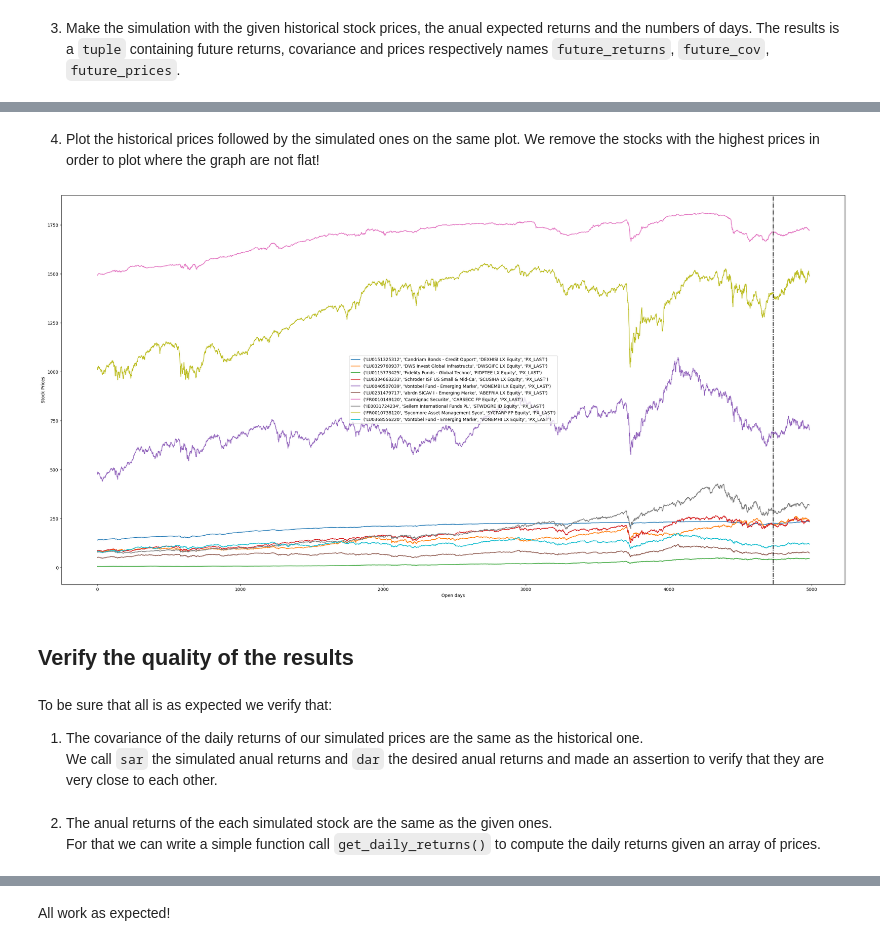
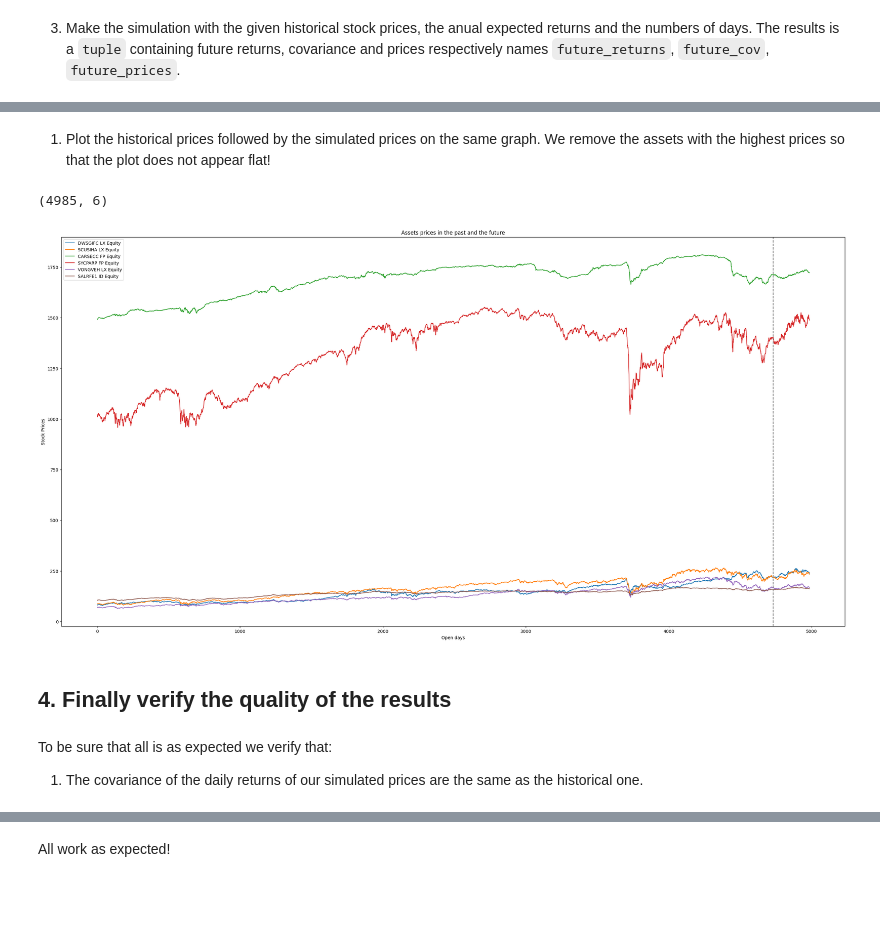
Before and after one commit to GuiGel/PortfolioQtOpt, a Jupyter notebook: docs/source/simulation/example_2.ipynb, the cells around one changed output, grey strips where cells are left out. Saved outputs shown, nothing was run; the diff lists cells and outputs as text; code cells hidden in the pictures; blank space fills up the shorter version.

```diff
--- a/docs/source/simulation/example_2.ipynb
+++ b/docs/source/simulation/example_2.ipynb
@@ -37,9 +35,8 @@ import pandas as pd
 np.random.seed(42)
 
 simulated_expected_returns = np.random.random(df.shape[1]) * 0.1
-column_names = (c[0][2] for c in zip(df.columns))
-ear = dict(zip(column_names, simulated_expected_returns))
-spn = 254
+ear = dict(zip(df.columns, simulated_expected_returns))
+ns = 254
 
 pd.DataFrame.from_dict(ear, orient="index", columns=["expected return"]).T
 # %% [output]
@@ -53,13 +50,17 @@ pd.DataFrame.from_dict(ear, orient="index", columns=["expected return"]).T
 # %%
-from portfolioqtopt.simulation.stocks import Stocks
+from portfolioqtopt.assets import Assets
 from portfolioqtopt.simulation.simulation import Simulation
 
-stocks_history = Stocks(df=df)
+assets_history = Assets(df=df)
 # %% [markdown]
 2. Create the ``simulation`` instance of the ``Simulation`` class.
 # %%
-simulation = Simulation(stocks_history, er=ear, m=spn)
+simulation = Simulation(assets_history, er=ear, ns=ns)
 # %% [markdown]
 3. Make the simulation with the given historical stock prices, the anual expected returns and the numbers of days. The results is a ``tuple`` containing future returns, covariance and prices respectively names ``future_returns``, ``future_cov``, ``future_prices``.
 # %%
-future_returns, future_cov, future_prices = simulation(order=12)
+from loguru import logger
+
+logger.disable("portfolioqtopt")
+
+future_prices = simulation(order=12)
@@ -84,32 +67,26 @@ future_returns, future_cov, future_prices = simulation(order=12)
 # %% [markdown]
-4. Plot the historical prices followed by the simulated ones on the same plot. We remove the stocks with the highest prices in order to plot where the graph are not flat!
+1. Plot the historical prices followed by the simulated prices on the same graph. We remove the assets with the highest prices so that the plot does not appear flat!
 # %%
 import numpy as np
 import matplotlib.pyplot as plt
 
-n = stocks_history.df.to_numpy().shape[0]  # Number of days in the history.
-m = future_prices.shape[1]  # Number of predicted days
-
-# legend
-stocks_names = stocks_history.df.columns
-k = len(stocks_names)  # Number of stocks
-
-prices = np.vstack(
-    (stocks_history.prices.T, future_prices[:, 1:].T)
-)  # shape (n + m, k)
+reduce_set = np.array([1, 3, 6, 8, 10, 14])
+prices = np.vstack((assets_history[reduce_set].prices, future_prices[reduce_set].prices))  # shape (nh + nf, k)
+print(prices.shape)
 
 fig, ax = plt.subplots(figsize=(32, 16))
-ax.plot(prices[:, :10], label=stocks_names[:10])
-ax.axvline(x=n, ymin=0, ymax=1, c="black", linestyle="-.")
+ax.set_title("Assets prices in the past and the future")
+ax.plot(prices, label=assets_history[reduce_set].df.columns)
+ax.axvline(x=assets_history.n, ymin=0, ymax=1, c="grey", linestyle="--")
 ax.set_xlabel("Open days")
 ax.set_ylabel("Stock Prices")
 ax.legend();
 # %% [output]
+(4985, 6)
-[figure, old version]
+[figure, new version]
 # %% [markdown]
-## Verify the quality of the results
+## 4. Finally verify the quality of the results
 # %% [markdown]
 To be sure that all is as expected we verify that:
 
 1. The covariance of the daily returns of our simulated prices are the same as the historical one.
-   We call ``sar`` the simulated anual returns and ``dar`` the desired anual returns and made an assertion to verify that they are very close to each other.
@@ -120,3 +92,0 @@ assert np.allclose(sar, dar)
-# %% [markdown]
-2. The anual returns of the each simulated stock are the same as the given ones.
-   For that we can write a simple function call ``get_daily_returns()`` to compute the daily returns given an array of prices.
```
Also changed, not shown: parts of 14 cells of this notebook, 9 other files.
